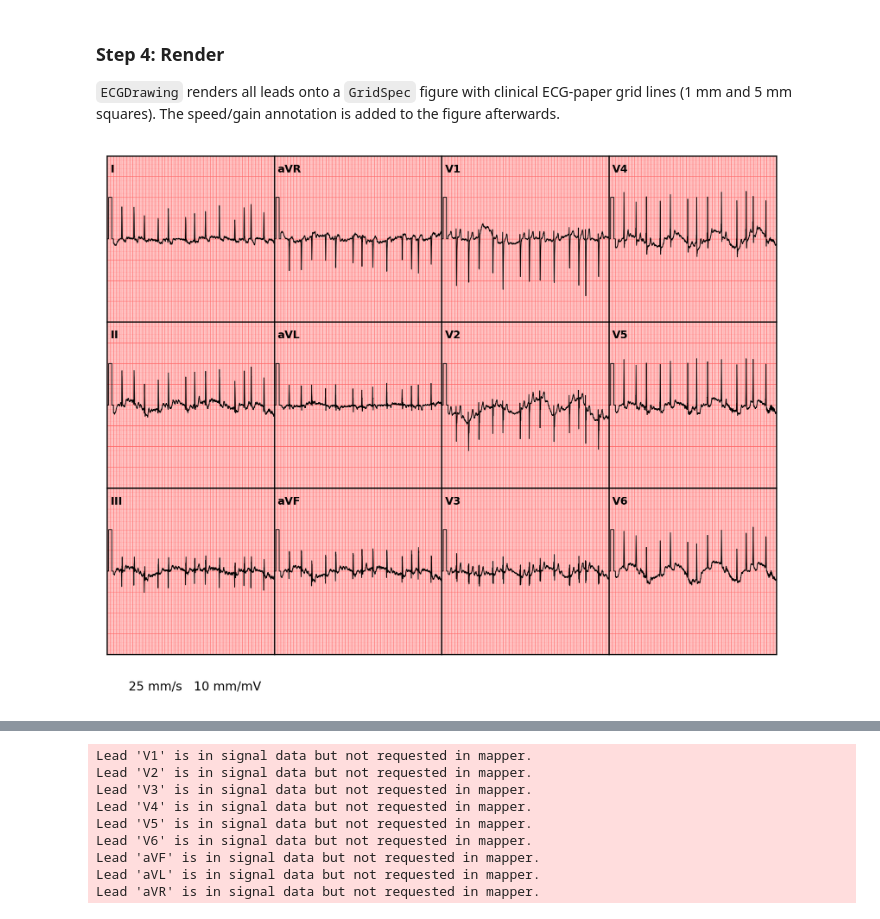
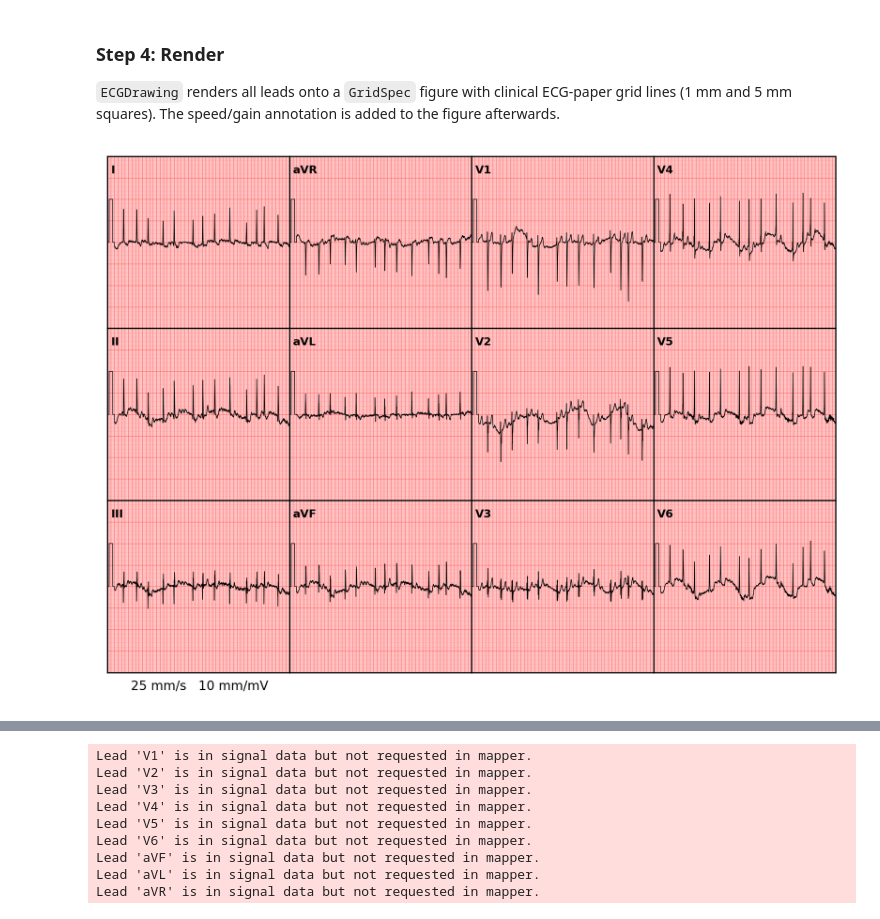
Before and after one commit to afschmidt/ECGProcess, a Jupyter notebook: resources/examples/plot_ecgs.ipynb, the cells around one changed output, grey strips where cells are left out. Cells and saved outputs as stored; diff of their text form; code cells hidden in the pictures.

Commit message:
reactor: unified the calibration parameters into a single param.
The plot_ecgs notebook was brought in line with the new code.

```diff
--- a/resources/examples/plot_ecgs.ipynb
+++ b/resources/examples/plot_ecgs.ipynb
@@ -131,14 +130,18 @@ A `mapper` dict assigns each lead name to a `(row, col_slice)` position in the G
 # %%
 # #### build 4-column clinical mapper
-clinical_order = ['I', 'aVR', 'V1', 'V4',
-                  'II', 'aVL', 'V2', 'V5',
-                  'III', 'aVF', 'V3', 'V6']
-available = [lead for lead in clinical_order
-             if reader.WaveForms.get(lead) is not None]
 mapper = {
-    lead: (row, slice(col, col + 1))
-    for i, lead in enumerate(available)
-    for row, col in [divmod(i, 4)]
+    "I": (0, slice(0, 1)),
+    "aVR": (0, slice(1, 2)),
+    "V1": (0, slice(2, 3)),
+    "V4": (0, slice(3, 4)),
+    "II": (1, slice(0, 1)),
+    "aVL": (1, slice(1, 2)),
+    "V2": (1, slice(2, 3)),
+    "V5": (1, slice(3, 4)),
+    "III": (2, slice(0, 1)),
+    "aVF": (2, slice(1, 2)),
+    "V3": (2, slice(2, 3)),
+    "V6": (2, slice(3, 4)),
 }
 mapper
 # %% [output]
@@ -159,27 +162,42 @@ mapper
 
 `ECGDrawing` renders all leads onto a `GridSpec` figure with clinical ECG-paper grid lines (1 mm and 5 mm squares). The speed/gain annotation is added to the figure afterwards.
 # %%
-# Draw — sampling_rate from MetaData; fall back to 500 if unavailable
-samplefreq = (reader.MetaData.get('sampling frequency (processed)') or 500)
-style = ECGStyle(figsize=(20 * CM_TO_IN, 15 * CM_TO_IN), dpi=300)
+# Determine sampling_rate from MetaData; fall back to 500 if unavailable
+samplefreq = reader.MetaData.get("sampling frequency (processed)") or 500
+# set the limit to  μV and update the mm_per_mv
+ylim = (-2000, 2000)
+mm_mv = 10 / 1000
+# set the style
+style = ECGStyle(
+    figsize=(21 * CM_TO_IN, 15 * CM_TO_IN),
+    dpi=300,
+    y_lim=ylim,
+    mm_per_mv=mm_mv,
+)
 drawing = ECGDrawing()(
     reader,
     mapper=mapper,
     style=style,
     sampling_rate=samplefreq,
     show_axes=None,
     show_lead_labels=True,
-    show_cal_pulse=True,
+    cal_pulse="square",
 )
 fig = drawing.figure
 # #### speed / gain annotation
+# NOTE still saying 10 mm/mV and not 0.1 mm/μV because the
+# y_lim and mv_mm (gain) have been scaled to this constant
+# This is equivalent to mapping the signal to mV (division by 1000)
 fig.text(
-    0.15, 0.05,
-    "25 mm/s   10 mm/mV",
-    fontsize=8, va='bottom', ha='left',
+    0.15,
+    0.08,
+    f"25 mm/s   10 mm/mV",
+    fontsize=8,
+    va="bottom",
+    ha="left",
     transform=fig.transFigure,
 )
 plt.show()
 # %% [output]
-[figure, old version]
+[figure, new version]
 # %%
```
Also changed, not shown: parts of 18 cells of this notebook, 2 other files.
